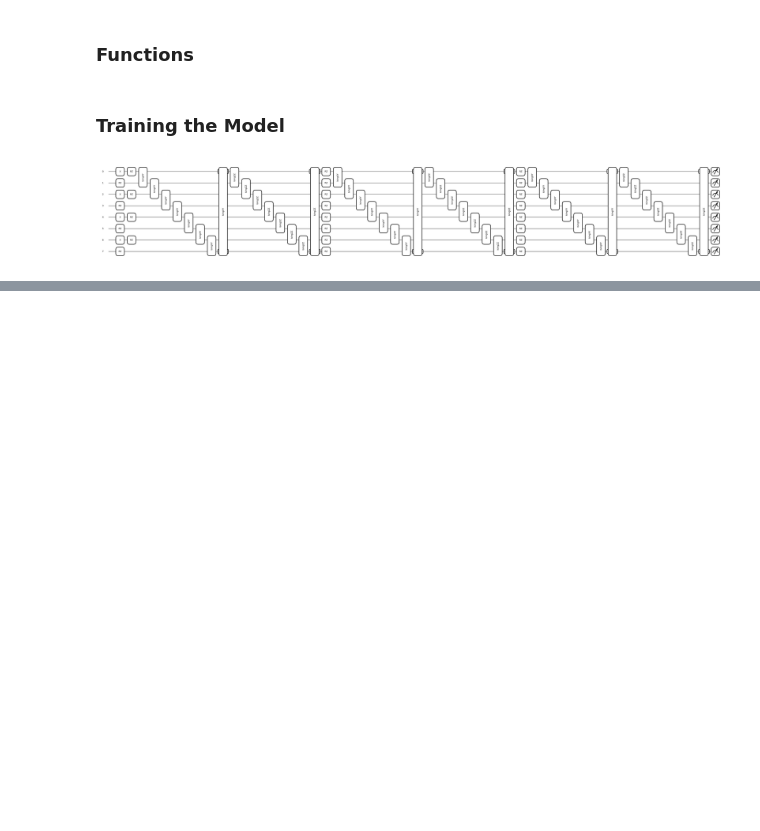
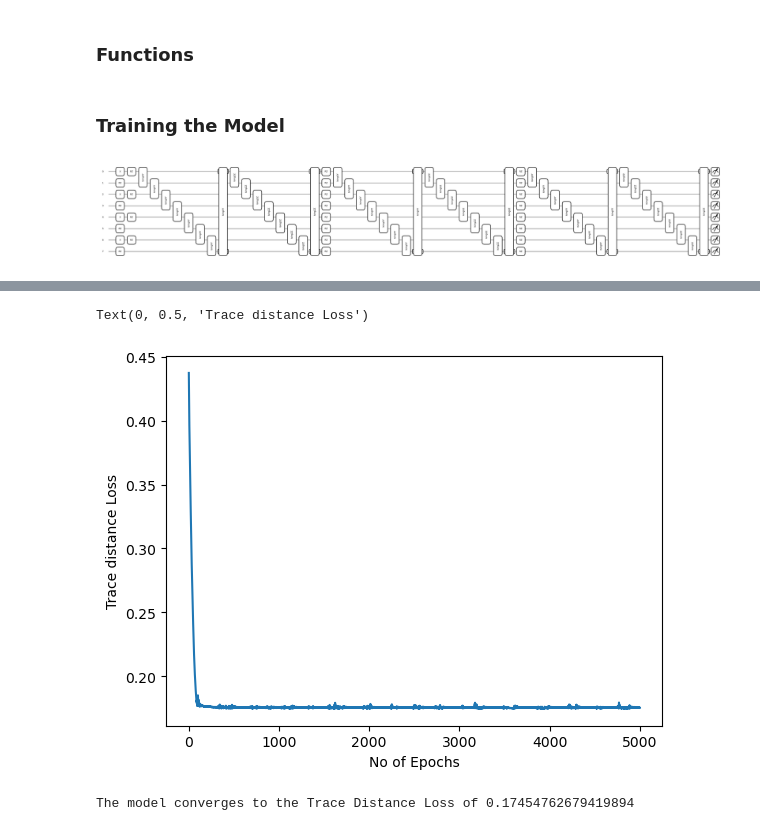
Before and after one commit to Ak-ash22/qcbm_hiwi, a Jupyter notebook: qcbm_project/bars_stripes_cat/trial.ipynb, the cells around one changed output, grey strips where cells are left out. Drawn from its saved outputs; the diff is of its cells as text; code cells hidden in the pictures; blank space fills up the shorter version.

```diff
--- a/qcbm_project/bars_stripes_cat/trial.ipynb
+++ b/qcbm_project/bars_stripes_cat/trial.ipynb
@@ -241,7 +217,7 @@ def circuit(input_params,folds=folds,num_qubits=n_qubits,ancilla_qubits=n_ancill
 ### Training the Model
 # %%
 key = jax.random.PRNGKey(1)
-initial_params = qnp.random.uniform(low=0.0, high=2*math.pi, size=(folds, 3 * total_qubits), requires_grad=True)
+initial_params = qnp.random.uniform(low=0.0, high=1.0, size=(folds, 3 * total_qubits), requires_grad=True)
 
 #initial_params = jax.random.uniform(key, shape=(folds, (3 * total_qubits)), minval=0.0, maxval=2*math.pi)
 # %%
@@ -254,33 +230,26 @@ tr_distance = TraceDistanceLoss()
 qcbm = QCBM(circuit,tr_distance,target_dm)
 
 weights = initial_params#.flatten()
-lr = 1
+# lr = 1
 opt = AdamOptimizer(stepsize=0.01)
 # opt = GradientDescentOptimizer(stepsize=0.1)
 # opt_state = opt.init(weights)
 
 loss = []
 parameters = []
-n_epochs = 500
+n_epochs = 5000
 i = 0
 
 while i < n_epochs:
 
-    # if i == 0:
-    #     loss_val = qcbm.qcbm_loss(weights)
-    #     loss.append(loss_val)
-    #     parameters.append(weights)
-
     i += 1
-    current_lr = lr
     start_time = time.time()
-    # weights, loss_val = update_step(weights)
     loss_val = qcbm.qcbm_loss(weights)
     weights = opt.step(qcbm.qcbm_loss,weights)
     end_time = time.time()
 
     if i%10 == 0:
-        print(f"Step: {i} Loss: {loss_val} current_lr: {current_lr} Time taken per iter: {end_time-start_time}")
+        print(f"Step: {i} Loss: {loss_val} Time taken per iter: {end_time-start_time}")
 
     loss.append(loss_val)
     parameters.append(weights)
@@ -396,0 +274,15 @@ Epoch 45 | Loss: 0.002776 | Grad norm: 0.0572
+# %%
+plt.plot(loss)
+plt.xlabel("No of Epochs")
+plt.ylabel("Trace distance Loss")
+# %% [output]
+Text(0, 0.5, 'Trace distance Loss')
+[figure, added]
+# %%
+min_loss = loss[np.argmin(loss)]
+# optimal_params = parameters[np.argmin(loss)]
+# trained_qcbm = circuit(optimal_params)
+
+print(f"The model converges to the Trace Distance Loss of {min_loss}")
+# %% [output]
+The model converges to the Trace Distance Loss of 0.17454762679419894
```
Also changed, not shown: parts of 6 cells of this notebook.
